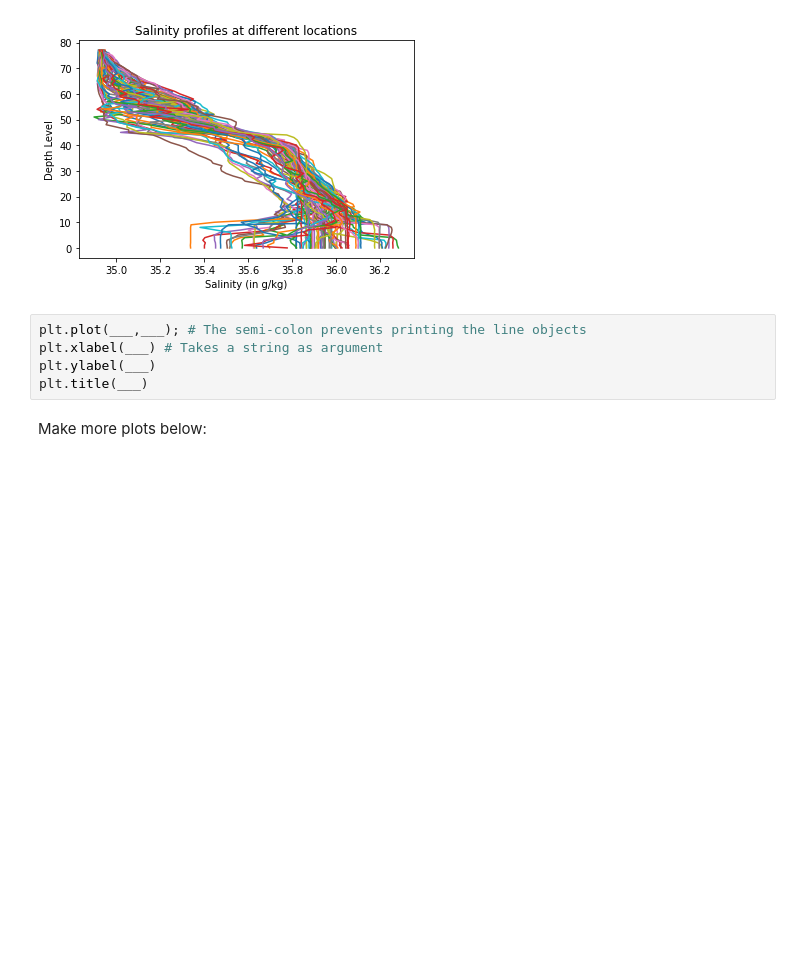
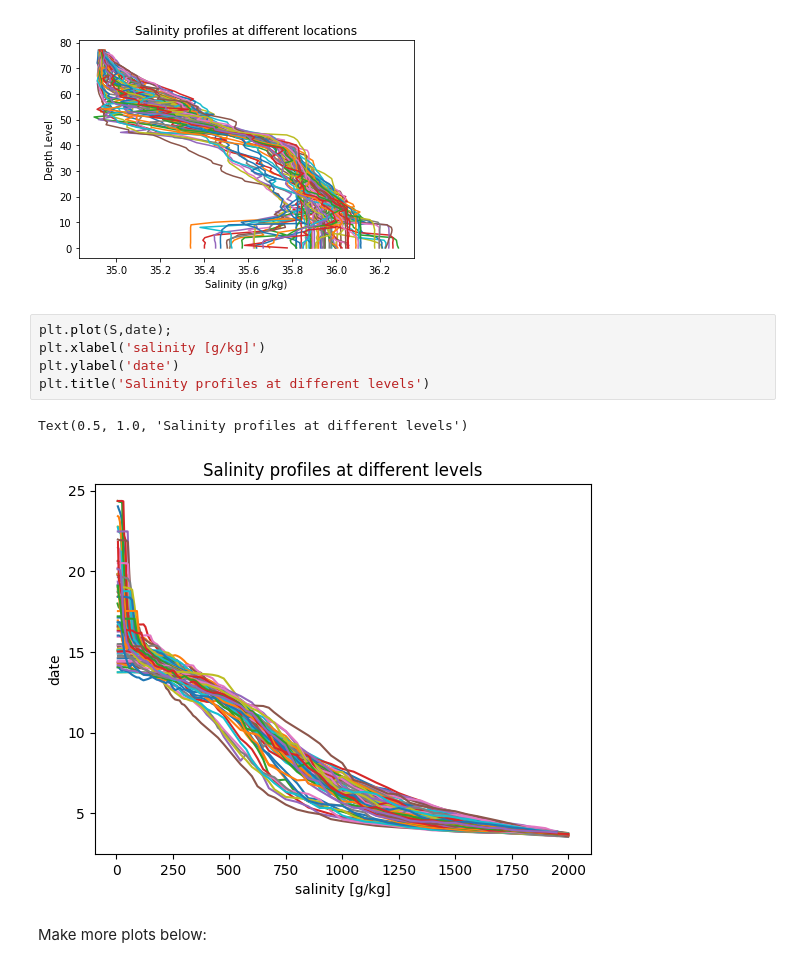
Before and after one commit to Lipow17/2024_Intro_Python, a Jupyter notebook: W2_S1.ipynb, the cells around one changed output. Drawn from its saved outputs; the diff is of its cells as text; blank space fills up the shorter version.

```diff
--- a/W2_S1.ipynb
+++ b/W2_S1.ipynb
@@ -184,10 +239,13 @@ Hint: The vertical scale should use the `level` data to be consistent with ocean
 Hint 2: Each plot should have a line for each column of data. It will look messy, like the plot below:
 # %% [markdown]
 ![Salinity_example.png](embedded-picture-1)
-# %%
-plt.plot(___,___); # The semi-colon prevents printing the line objects
-plt.xlabel(___) # Takes a string as argument
-plt.ylabel(___)
-plt.title(___)
+# %%
+plt.plot(S,date);
+plt.xlabel('salinity [g/kg]')
+plt.ylabel('date')
+plt.title('Salinity profiles at different levels')
+# %% [output]
+Text(0.5, 1.0, 'Salinity profiles at different levels')
+[figure, added]
 # %% [markdown]
 Make more plots below:
```
Also changed, not shown: parts of 40 cells of this notebook.
